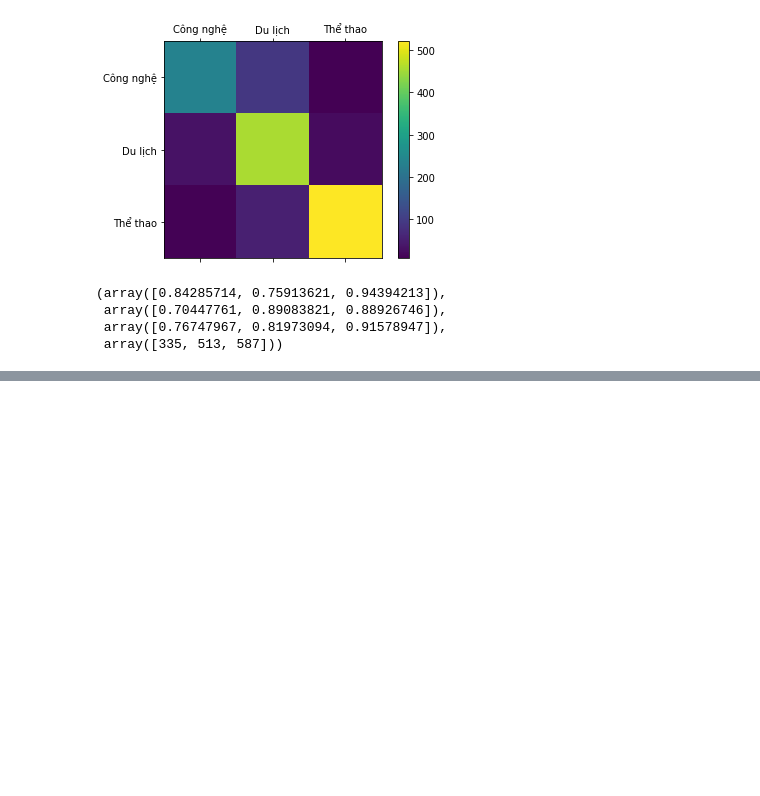
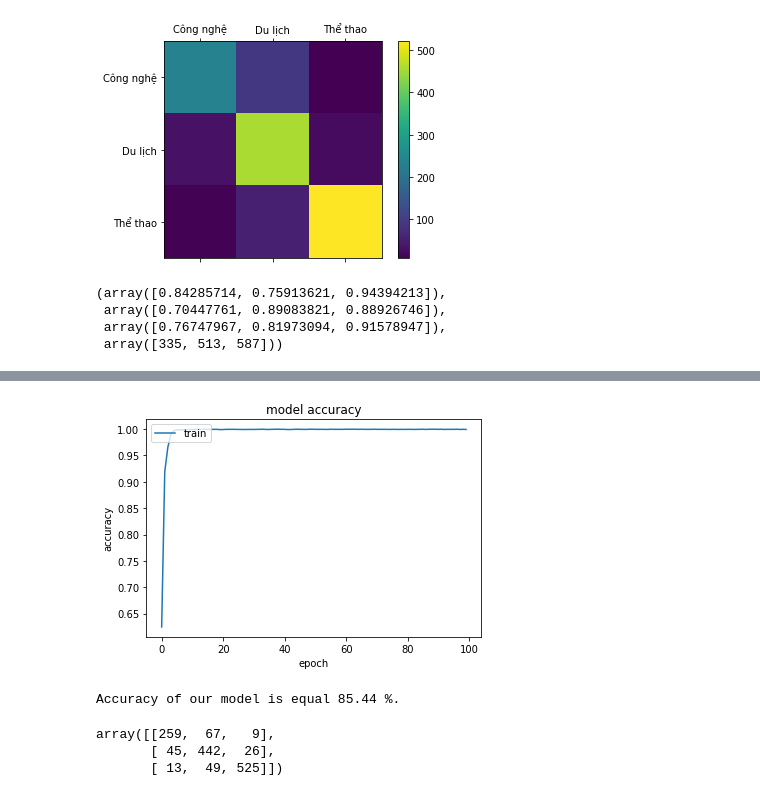
Before and after one commit to bluesky2106/python-ai, a Jupyter notebook: 07-neural-network/lab02/neural-network.ipynb, the cells around one changed output, grey strips where cells are left out. Saved outputs shown, nothing was run; the diff lists cells and outputs as text; code cells hidden in the pictures; blank space fills up the shorter version.

```diff
--- a/07-neural-network/lab02/neural-network.ipynb
+++ b/07-neural-network/lab02/neural-network.ipynb
@@ -496,0 +542,10 @@ precision_recall_fscore_support(le.inverse_transform(y_test), le.inverse_transfo
+# %%
+# summarize history for accuracy
+plt.plot(range(0, epochs), history3.history['accuracy'])
+plt.title('model accuracy')
+plt.ylabel('accuracy')
+plt.xlabel('epoch')
+plt.legend(['train', 'test'], loc='upper left')
+plt.show()
+# %% [output]
+[figure, added]
@@ -496,0 +561,14 @@ precision_recall_fscore_support(le.inverse_transform(y_test), le.inverse_transfo
+# %%
+# calculate accuracy score
+accuracy = accuracy_score(y_test, y_pred)*100
+print('Accuracy of our model is equal ' + str(round(accuracy, 2)) + ' %.')
+# %% [output]
+Accuracy of our model is equal 85.44 %.
+# %%
+# confusion matrix
+cm = confusion_matrix(y_test, y_pred)
+cm
+# %% [output]
+array([[259,  67,   9],
+       [ 45, 442,  26],
+       [ 13,  49, 525]])
```
Also changed, not shown: parts of 6 cells of this notebook.
